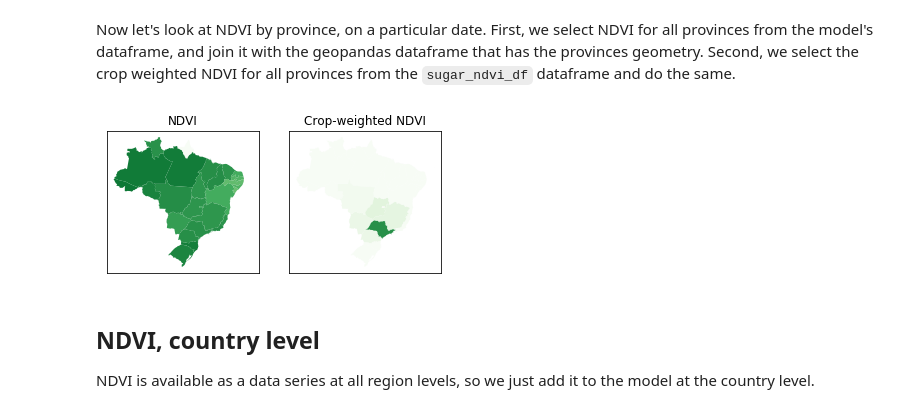
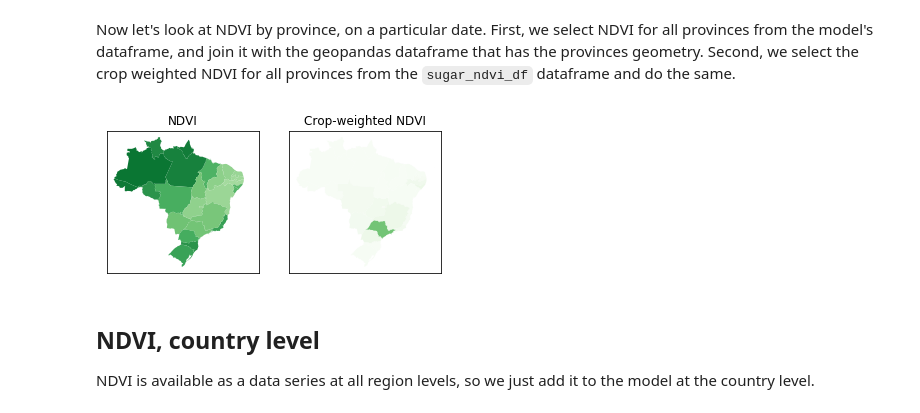
Before and after one commit to sahuguet/api-client, a Jupyter notebook: api/client/samples/crop_models/brazil_sugarcane.ipynb, the cells around one changed output. Drawn from its saved outputs; the diff is of its cells as text; code cells hidden in the pictures.

Commit message:
correct most recent harvest date ndvi display  august 2018 instead of 2019

```diff
--- a/api/client/samples/crop_models/brazil_sugarcane.ipynb
+++ b/api/client/samples/crop_models/brazil_sugarcane.ipynb
@@ -50,6 +50,6 @@ We compute the "weight" of each province, based on the full history of productio
 # %%
 provinces = model.get_provinces("brazil")
-weights = model.compute_weights("sugarcane", "Production Quantity mass", provinces)
+weights = model.compute_weights("sugarcane", "Area planted area", provinces)
 max_weight = max(filter(lambda x: x >0, weights))
 print ('Total weight: {}'.format(sum(filter(lambda x: x >0, weights))))
 print ('Maximum weight: {}'.format(max_weight))
@@ -96,36 +96,36 @@ for province in provinces:
 NDVI represents the biomass  of <em>all</em> vegetation, not just sugarcane. To make it a more accurate signal, we compute the crop-weighted version of NDVI.
 # %%
 sugar_ndvi_df = model.compute_crop_weighted_series(
-    'sugarcane', 'Production Quantity mass',
+    'sugarcane', 'Area planted area',
     'Vegetation NDVI', 'Vegetation Indices index',
     provinces)
 # %% [markdown]
 Now let's look at NDVI by province, on a particular date. First, we select NDVI for all provinces from the model's dataframe, and join it with the geopandas dataframe that has the provinces geometry.   Second, we select the crop weighted NDVI for all provinces from the `sugar_ndvi_df` dataframe and do the same.
 # %%
-EVAL_DATE = u'2019-02-25T00:00:00.000Z'
+EVAL_DATE = u'2018-08-28T00:00:00.000Z'
 df = model.get_df()
 ndvi_df = df.loc[(df.metric_id == entities['metric_id']) & \
                  (df.end_date == EVAL_DATE),:]
 gdf1 = gdf.join(ndvi_df.set_index('region_id'), on='region_id')
 
 cwndvi_df = sugar_ndvi_df.loc[(sugar_ndvi_df.metric_id == entities['metric_id']) & \
                             (sugar_ndvi_df.end_date == EVAL_DATE), :]
 gdf2 = gdf.join(cwndvi_df.set_index('region_id'), on='region_id')
 
 fig, axes = plt.subplots(1, 2)
 gdf1.plot(column='value',
           cmap='Greens', ax=axes[0], vmin=0.0, vmax=1.0)
 axes[0].set_title('NDVI')
 axes[0].xaxis.set_visible(False)
 axes[0].yaxis.set_visible(False)
 gdf2.plot(column='value',
           cmap='Greens', ax=axes[1], vmin=0.0, vmax=max_weight)
 axes[1].set_title('Crop-weighted NDVI')
 axes[1].xaxis.set_visible(False)
 axes[1].yaxis.set_visible(False)
 plt.show()
 # %% [output]
-[figure, old version]
+[figure, new version]
 # %% [markdown]
 ## NDVI, country level
 NDVI is available as a data series at all region levels, so we just add it to the model at the country level.
```
Also changed, not shown: parts of 5 cells of this notebook.
